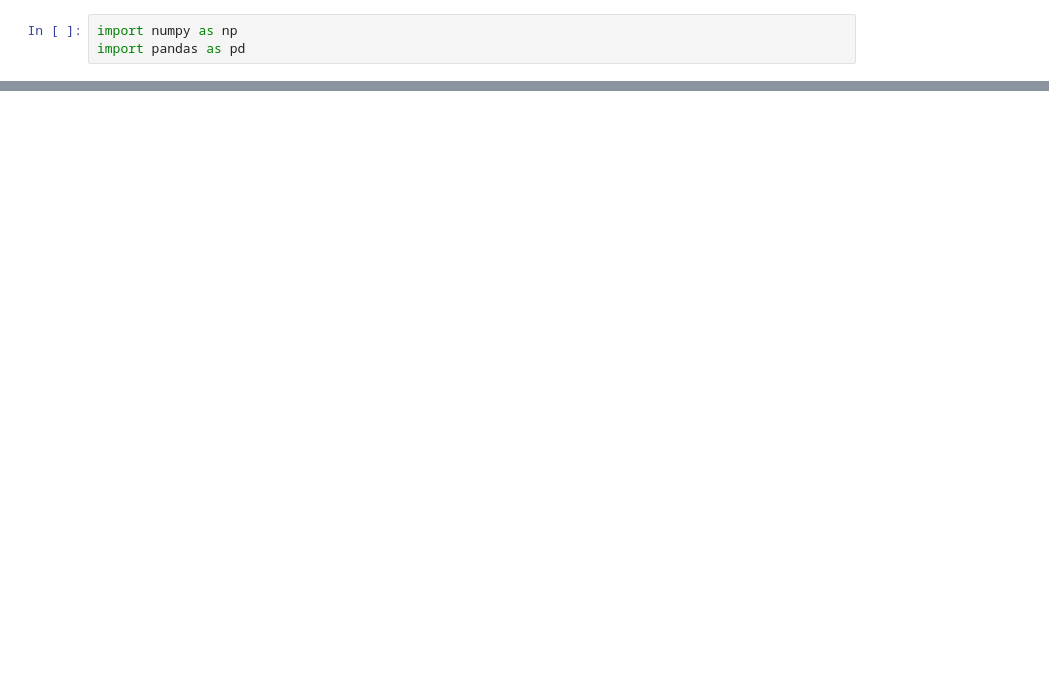
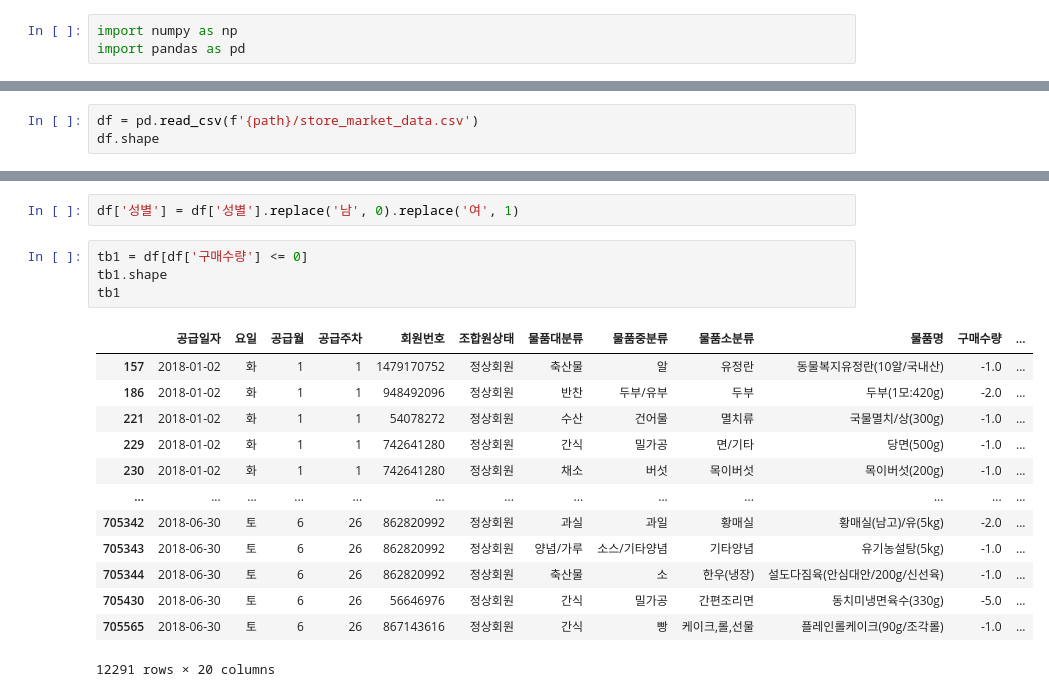
Before and after one commit to sener7106/TIL, a Jupyter notebook: Code/Recap_DataA.ipynb, the cells around one changed output, grey strips where cells are left out. Cells and saved outputs as stored; diff of their text form; blank space fills up the shorter version.

```diff
--- a/Code/Recap_DataA.ipynb
+++ b/Code/Recap_DataA.ipynb
@@ -28,0 +87,3 @@ df.describe()
+# %%
+df = pd.read_csv(f'{path}/store_market_data.csv')
+df.shape
@@ -28,0 +162,20 @@ df.describe()
+# %%
+df['성별'] = df['성별'].replace('남', 0).replace('여', 1)
+# %%
+tb1 = df[df['구매수량'] <= 0]
+tb1.shape
+tb1
+# %% [output]
+|  | 공급일자 | 요일 | 공급월 | 공급주차 | 회원번호 | 조합원상태 | 물품대분류 | 물품중분류 | 물품소분류 | 물품명 | 구매수량 | ... |
+| 157 | 2018-01-02 | 화 | 1 | 1 | 1479170752 | 정상회원 | 축산물 | 알 | 유정란 | 동물복지유정란(10알/국내산) | -1.0 | ... |
+| 186 | 2018-01-02 | 화 | 1 | 1 | 948492096 | 정상회원 | 반찬 | 두부/유부 | 두부 | 두부(1모:420g) | -2.0 | ... |
+| 221 | 2018-01-02 | 화 | 1 | 1 | 54078272 | 정상회원 | 수산 | 건어물 | 멸치류 | 국물멸치/상(300g) | -1.0 | ... |
+| 229 | 2018-01-02 | 화 | 1 | 1 | 742641280 | 정상회원 | 간식 | 밀가공 | 면/기타 | 당면(500g) | -1.0 | ... |
+| 230 | 2018-01-02 | 화 | 1 | 1 | 742641280 | 정상회원 | 채소 | 버섯 | 목이버섯 | 목이버섯(200g) | -1.0 | ... |
+| ... | ... | ... | ... | ... | ... | ... | ... | ... | ... | ... | ... | ... |
+| 705342 | 2018-06-30 | 토 | 6 | 26 | 862820992 | 정상회원 | 과실 | 과일 | 황매실 | 황매실(남고)/유(5kg) | -2.0 | ... |
+| 705343 | 2018-06-30 | 토 | 6 | 26 | 862820992 | 정상회원 | 양념/가루 | 소스/기타양념 | 기타양념 | 유기농설탕(5kg) | -1.0 | ... |
+| 705344 | 2018-06-30 | 토 | 6 | 26 | 862820992 | 정상회원 | 축산물 | 소 | 한우(냉장) | 설도다짐육(안심대안/200g/신선육) | -1.0 | ... |
+| 705430 | 2018-06-30 | 토 | 6 | 26 | 56646976 | 정상회원 | 간식 | 밀가공 | 간편조리면 | 동치미냉면육수(330g) | -5.0 | ... |
+| 705565 | 2018-06-30 | 토 | 6 | 26 | 867143616 | 정상회원 | 간식 | 빵 | 케이크,롤,선물 | 플레인롤케이크(90g/조각롤) | -1.0 | ... |
+12291 rows × 20 columns
```
Also changed, not shown: parts of 42 cells of this notebook, 3 other files.
